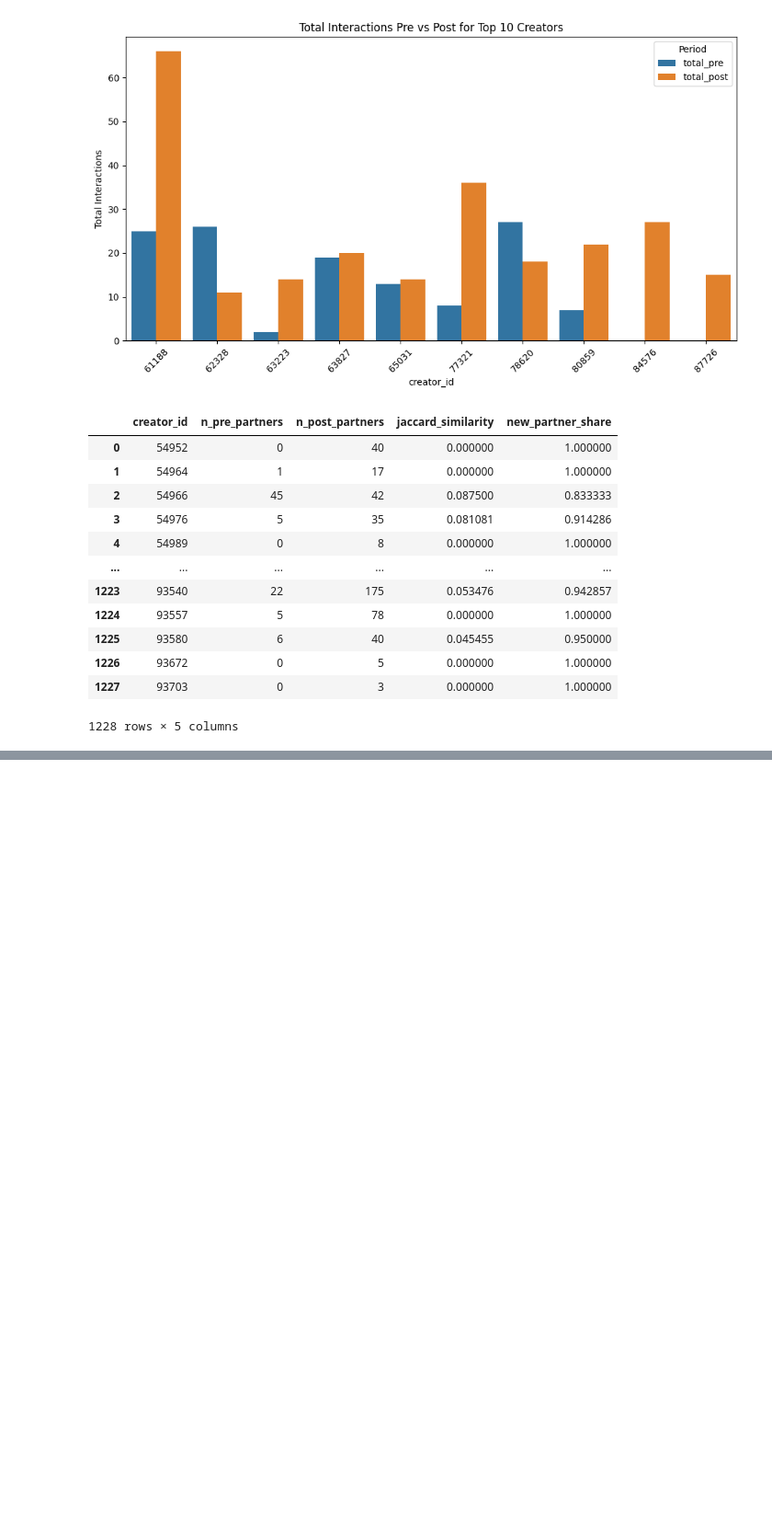
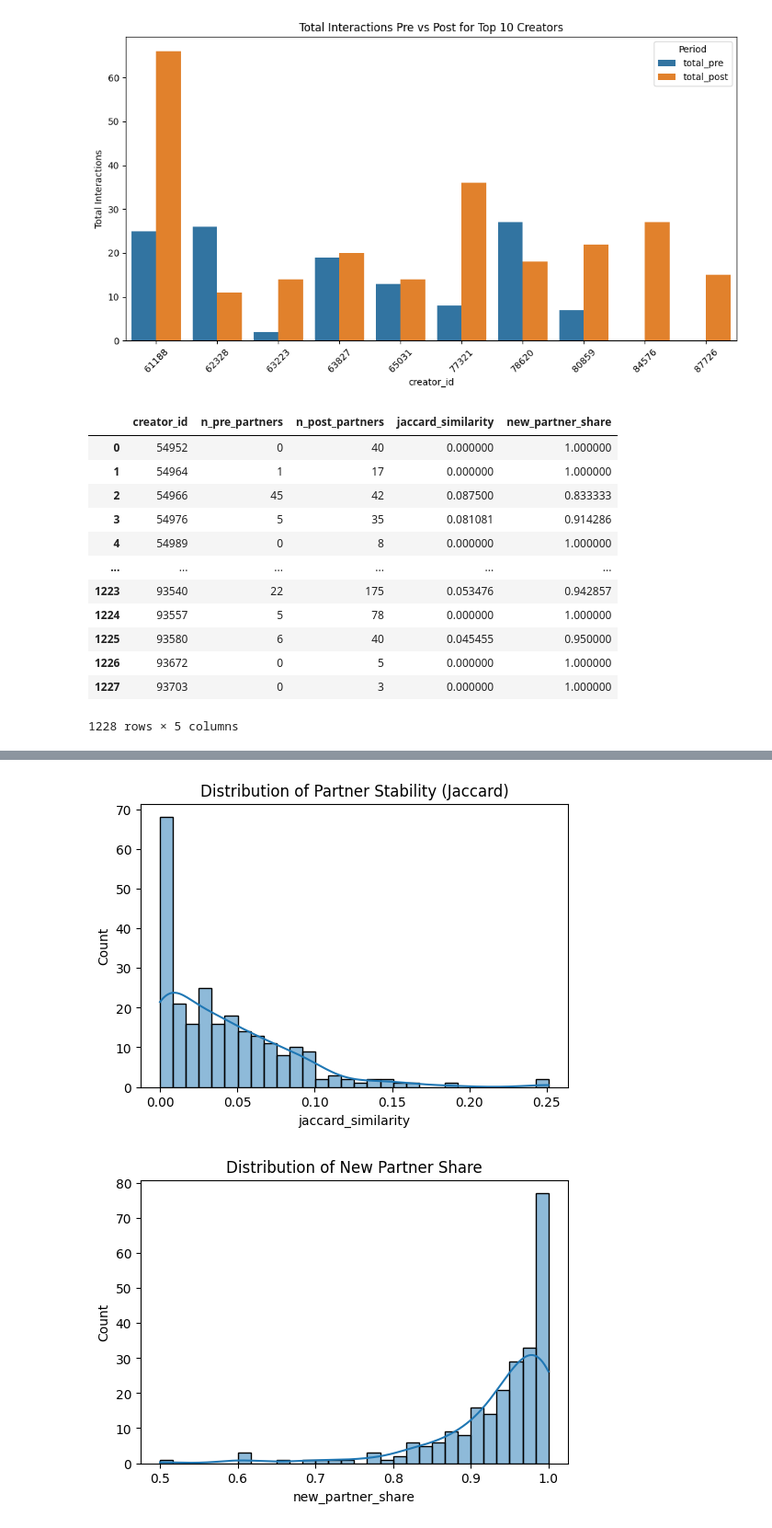
Before and after one commit to catchshashank/network-dynamics, a Jupyter notebook: notebooks/status-network.ipynb, the cells around one changed output, grey strips where cells are left out. Shown at 92% size. Cells and saved outputs as stored; diff of their text form; code cells hidden in the pictures; blank space fills up the shorter version.

```diff
--- a/notebooks/status-network.ipynb
+++ b/notebooks/status-network.ipynb
@@ -431,3 +431,11 @@ display(partner_switching_metrics(build_interactions(comments, favoritings), com
 | 1226 | 93672 | 0 | 5 | 0.000000 | 1.000000 |
 | 1227 | 93703 | 0 | 3 | 0.000000 | 1.000000 |
 1228 rows × 5 columns
+# %%
+switch_metrics = partner_switching_metrics(
+    interactions=build_interactions(comments, favoritings),
+    tcross=compute_tcross(prep_affiliations(affiliations), creators),
+    min_pre_partners=3   # optional robustness filter
+)
+
+switch_metrics.head()
@@ -433,0 +449,16 @@ display(partner_switching_metrics(build_interactions(comments, favoritings), com
+# %%
+import seaborn as sns
+import matplotlib.pyplot as plt
+
+plt.figure(figsize=(6,4))
+sns.histplot(switch_metrics["jaccard_similarity"], bins=30, kde=True)
+plt.title("Distribution of Partner Stability (Jaccard)")
+plt.show()
+
+plt.figure(figsize=(6,4))
+sns.histplot(switch_metrics["new_partner_share"], bins=30, kde=True)
+plt.title("Distribution of New Partner Share")
+plt.show()
+# %% [output]
+[figure, added]
+[figure, added]
```
Also changed, not shown: parts of 1 cell of this notebook.
